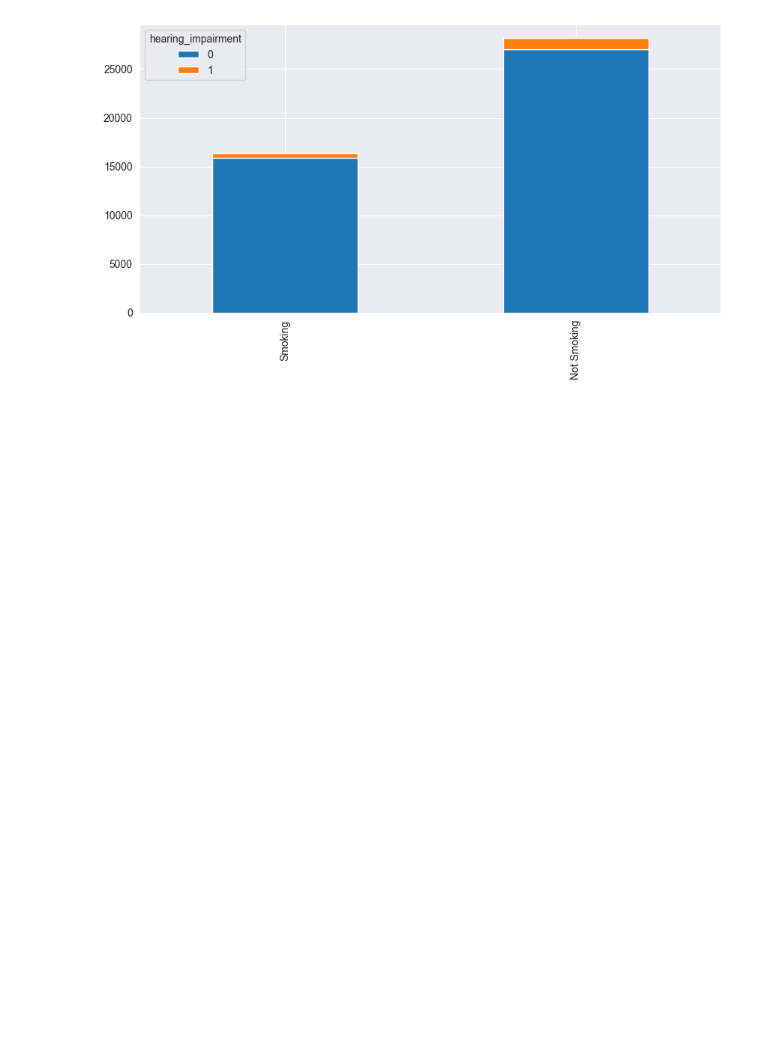
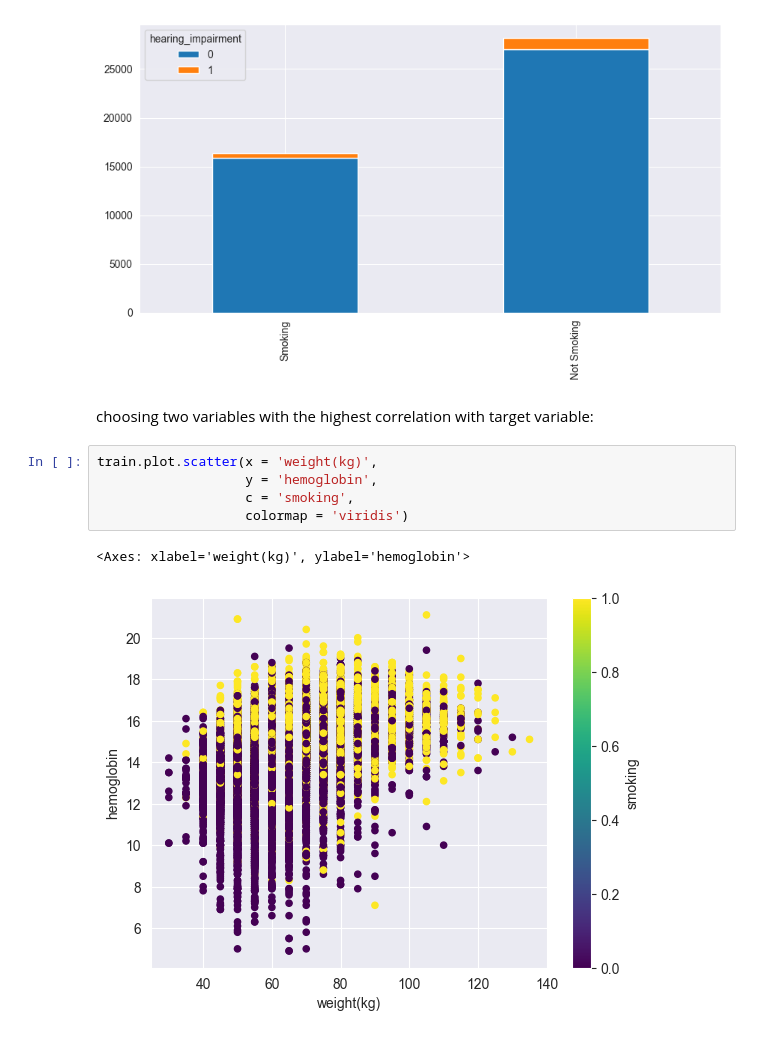
Before and after one commit to balooooooooo/machine_learning_1_coursework, a Jupyter notebook: data_exploration.ipynb, the cells around one changed output. Saved outputs shown, nothing was run; the diff lists cells and outputs as text; blank space fills up the shorter version.

Commit message:
added scatterplot

```diff
--- a/data_exploration.ipynb
+++ b/data_exploration.ipynb
@@ -57,3 +57,13 @@ bar_chart(train, "gender")
 bar_chart(train, "hearing_impairment")
 # %% [output]
 [figure]
+# %% [markdown]
+choosing two variables with the highest correlation with target variable:
+# %%
+train.plot.scatter(x = 'weight(kg)',
+                   y = 'hemoglobin',
+                   c = 'smoking',
+                   colormap = 'viridis')
+# %% [output]
+<Axes: xlabel='weight(kg)', ylabel='hemoglobin'>
+[figure, added]
```
